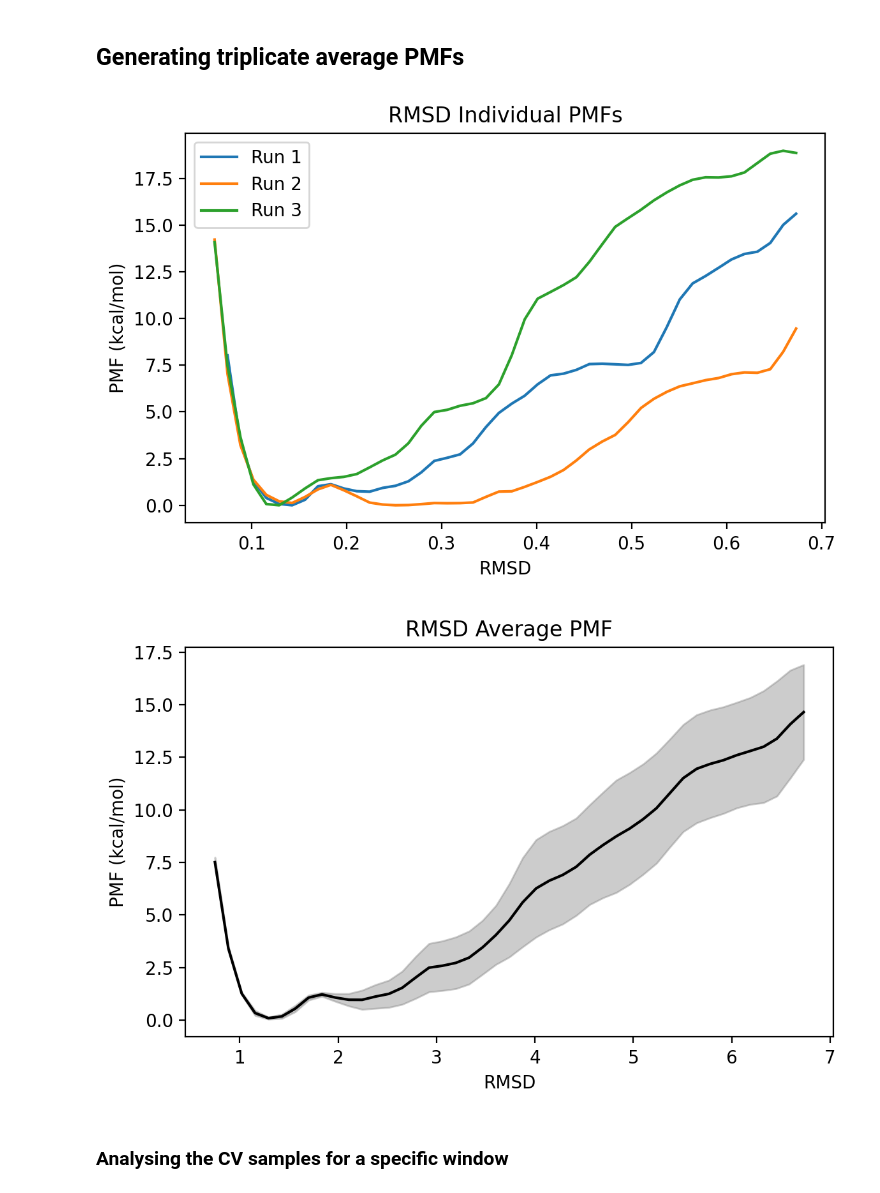
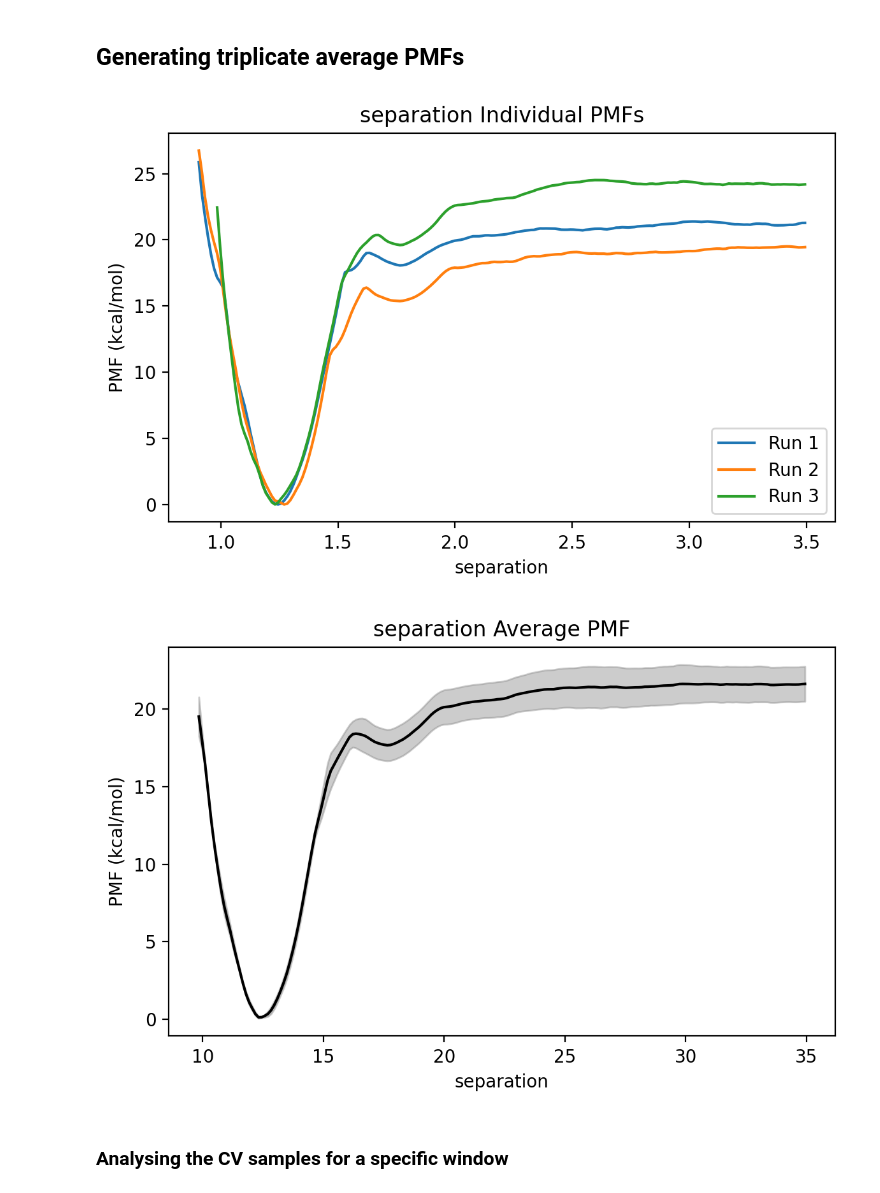
Before and after one commit to BenTanYK/CRBN_len_CK1a, a Jupyter notebook: umbrella_sampling/analysis.ipynb, the cells around one changed output. Saved outputs shown, nothing was run; the diff lists cells and outputs as text; code cells hidden in the pictures.

```diff
--- a/umbrella_sampling/analysis.ipynb
+++ b/umbrella_sampling/analysis.ipynb
@@ -50,58 +50,61 @@ r_star = sep_cv_max # sep CV max
 
 runs = [1,2,3]
 
+# Select set of calculations to perform WHAM for
 free_energy_step, restraint_type, dof, equilibration, sampling_time, plot = [
-    'RMSD', 'backbone', 'CK1a', 'RED', None, False
+    'separation', 'backbone', None, 'RED', None, False
 ]
 
-# ignore_values = np.round(np.arange(1.8, 5.0, 0.05), 4)
+# Values for WHAM to ignore
 ignore_values = []
 
-# Find upper limit for WHAM
+# Find upper and lower limit for WHAM
 resultspath = obtain_dirpath(free_energy_step, restraint_type, dof, None, None, run_number=1)
 CV_vals = [float(filename.split('.txt')[0]) for filename in os.listdir(resultspath) if filename.endswith('.txt') and filename not in ('pmf.txt', 'metafile.txt')]
 upper_limit = np.max(CV_vals)
 lower_limit = np.min(CV_vals)
 
-# Convert to nm if needed
+# Convert to units of nm for RMSD US
 if free_energy_step == 'RMSD':
     upper_limit = np.round(upper_limit*0.1, 5)
     lower_limit = np.round(lower_limit*0.1, 5)
 
-wham_params = [lower_limit, upper_limit, 50, 1e-6, 300, 0]
+# WHAM parameters
+wham_params = [lower_limit, upper_limit, 200, 1e-6, 300, 0]
 
 # Set force constant for WHAM metafile, units are kcal mol-1 / nm^2
 if free_energy_step == 'separation':
     k = k_sep
 elif free_energy_step == 'RMSD':
     k = k_rmsd
 elif free_energy_step == 'Boresch':
     k =k_boresch
 
+# Generate positive free energy contribution for bulk state systems
 if dof in ['CRBN_len', 'CK1a']:
     unbound = True
 else:
     unbound = False
 
 for run_number in runs:
 
     generate_metafile(free_energy_step, restraint_type, dof, equilibration, sampling_time, run_number, k, ignore_values, plot)
     perform_WHAM(wham_params, free_energy_step, restraint_type, dof, equilibration, sampling_time, run_number)
     x,pmf = obtain_PMF(free_energy_step, restraint_type, dof, equilibration, sampling_time, run_number, plot=plot)
 
     if free_energy_step == 'separation':
         deltaG = SepContribution(x, pmf, r_star)
     elif free_energy_step == 'RMSD':
         deltaG = RMSDContribution(x, pmf, k, unbound)
     elif free_energy_step == 'Boresch':
         deltaG = BoreschContribution(x, pmf, boresch_eq[dof], k)
 
     free_energies.append(deltaG)
 
 x, av, err = obtain_av_PMF(runs, free_energy_step, restraint_type, dof, equilibration, sampling_time, plot_indiv=True, plot_av=True)
 # %% [output]
-[figure, old version]
+[figure, new version]
-[figure, old version]
+[figure, new version]
 # %% [markdown]
 ### Analysing the CV samples for a specific window
 # %%
```
